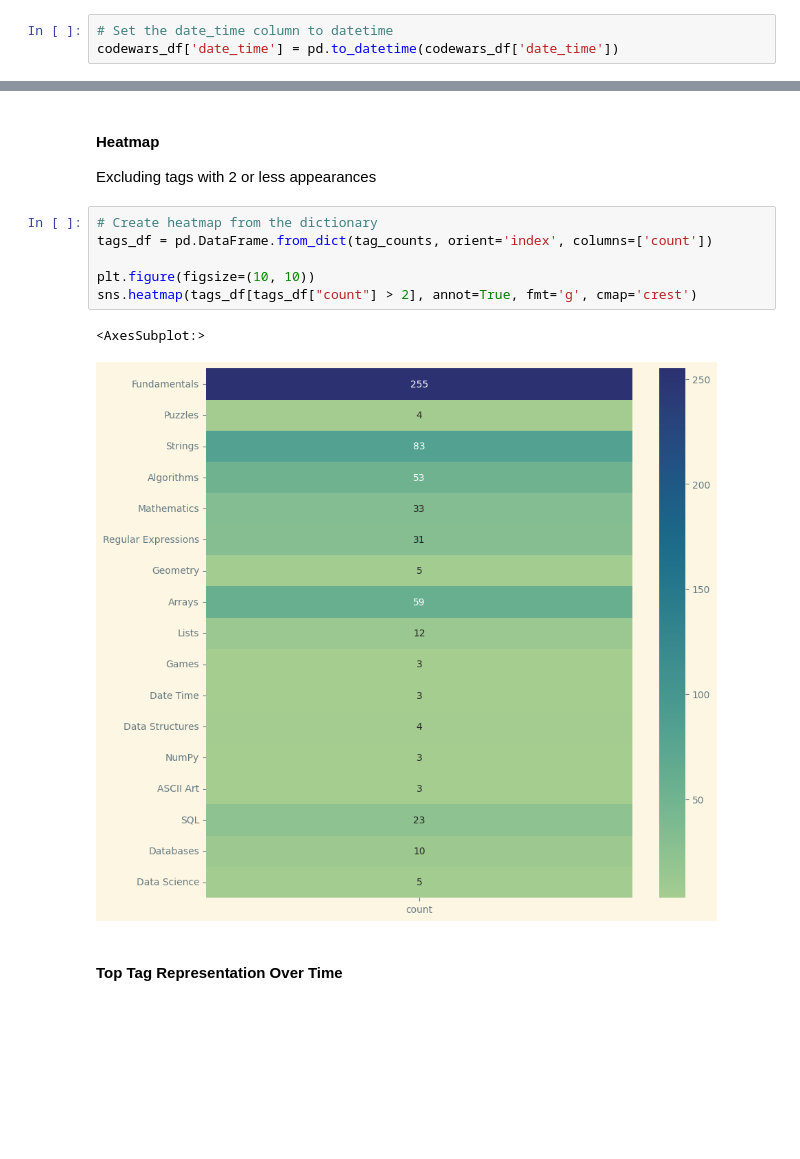
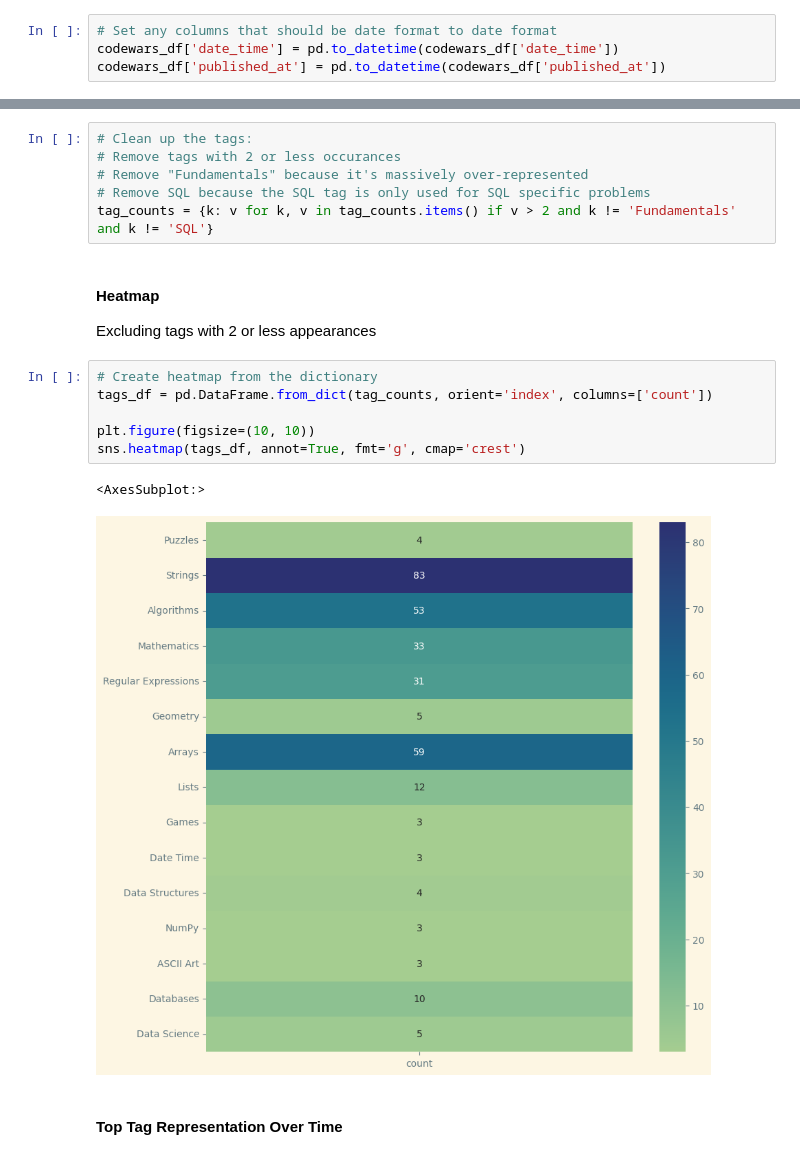
Before and after one commit to Eatkin/codewars-data-analysis, a Jupyter notebook: codewars-analysis.ipynb, the cells around one changed output, grey strips where cells are left out. Drawn from its saved outputs; the diff is of its cells as text; blank space fills up the shorter version.

```diff
--- a/codewars-analysis.ipynb
+++ b/codewars-analysis.ipynb
@@ -402,6 +524,7 @@ dtype: object
 # %%
-# Set the date_time column to datetime
+# Set any columns that should be date format to date format
 codewars_df['date_time'] = pd.to_datetime(codewars_df['date_time'])
+codewars_df['published_at'] = pd.to_datetime(codewars_df['published_at'])
 # %%
 codewars_df.dtypes
 # %% [output]
@@ -610,18 +741,24 @@ sorted(tag_counts.items(), key=lambda x: x[1], reverse=True)
  ('Ciphers', 1),
  ('Restricted', 1),
  ('Recursion', 1)]
+# %%
+# Clean up the tags:
+# Remove tags with 2 or less occurances
+# Remove "Fundamentals" because it's massively over-represented
+# Remove SQL because the SQL tag is only used for SQL specific problems
+tag_counts = {k: v for k, v in tag_counts.items() if v > 2 and k != 'Fundamentals' and k != 'SQL'}
 # %% [markdown]
 #### Heatmap
 Excluding tags with 2 or less appearances
 # %%
 # Create heatmap from the dictionary
 tags_df = pd.DataFrame.from_dict(tag_counts, orient='index', columns=['count'])
 
 plt.figure(figsize=(10, 10))
-sns.heatmap(tags_df[tags_df["count"] > 2], annot=True, fmt='g', cmap='crest')
+sns.heatmap(tags_df, annot=True, fmt='g', cmap='crest')
 # %% [output]
 <AxesSubplot:>
-[figure, old version]
+[figure, new version]
 # %% [markdown]
 #### Top Tag Representation Over Time
 # %%
```
Also changed, not shown: parts of 52 cells of this notebook, 2 other files.
